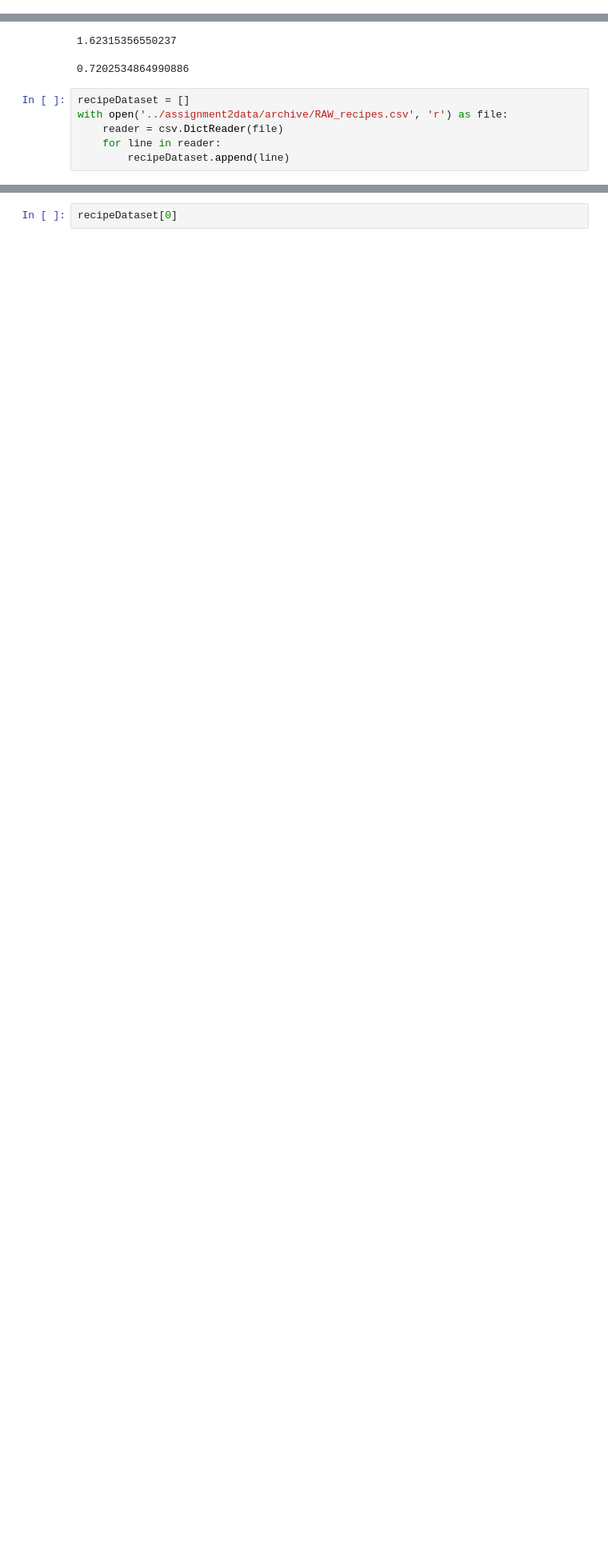
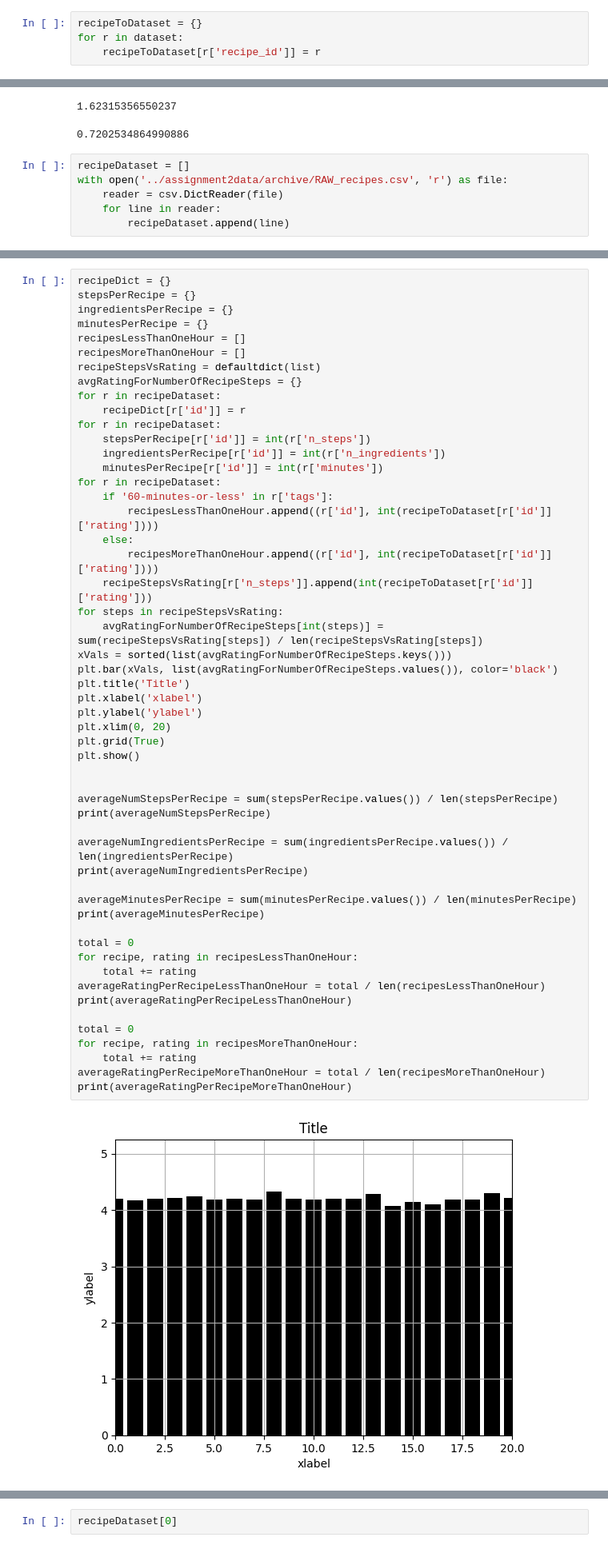
Before and after one commit to adarsh249/CSE158-Assignment2, a Jupyter notebook: assignment2.ipynb, the cells around one changed output, grey strips where cells are left out. Shown at 80% size. Saved outputs shown, nothing was run; the diff lists cells and outputs as text; blank space fills up the shorter version.

Commit message:
new graphs

```diff
--- a/assignment2.ipynb
+++ b/assignment2.ipynb
@@ -25,6 +25,10 @@ dataset[0]
  'date': '2003-02-17',
  'rating': '4',
  'review': 'Great with a salad. Cooked on top of stove for 15 minutes.Added a shake of cayenne and a pinch of salt.  Used low fat sour cream.  Thanks.'}
+# %%
+recipeToDataset = {}
+for r in dataset:
+    recipeToDataset[r['recipe_id']] = r
 # %%
 #Part 1
 # %%
@@ -361,0 +355,55 @@ averageNumStepsPerRecipe
+# %%
+recipeDict = {}
+stepsPerRecipe = {}
+ingredientsPerRecipe = {}
+minutesPerRecipe = {}
+recipesLessThanOneHour = []
+recipesMoreThanOneHour = []
+recipeStepsVsRating = defaultdict(list)
+avgRatingForNumberOfRecipeSteps = {}
+for r in recipeDataset:
+    recipeDict[r['id']] = r
+for r in recipeDataset:
+    stepsPerRecipe[r['id']] = int(r['n_steps'])
+    ingredientsPerRecipe[r['id']] = int(r['n_ingredients'])
+    minutesPerRecipe[r['id']] = int(r['minutes'])
+for r in recipeDataset:
+    if '60-minutes-or-less' in r['tags']:
+        recipesLessThanOneHour.append((r['id'], int(recipeToDataset[r['id']]['rating'])))
+    else:
+        recipesMoreThanOneHour.append((r['id'], int(recipeToDataset[r['id']]['rating'])))
+    recipeStepsVsRating[r['n_steps']].append(int(recipeToDataset[r['id']]['rating']))
+for steps in recipeStepsVsRating:
+    avgRatingForNumberOfRecipeSteps[int(steps)] = sum(recipeStepsVsRating[steps]) / len(recipeStepsVsRating[steps])
+xVals = sorted(list(avgRatingForNumberOfRecipeSteps.keys()))
+plt.bar(xVals, list(avgRatingForNumberOfRecipeSteps.values()), color='black')
+plt.title('Title')
+plt.xlabel('xlabel')
+plt.ylabel('ylabel')
+plt.xlim(0, 20)
+plt.grid(True)
+plt.show()
+
+
+averageNumStepsPerRecipe = sum(stepsPerRecipe.values()) / len(stepsPerRecipe)
+print(averageNumStepsPerRecipe)
+
+averageNumIngredientsPerRecipe = sum(ingredientsPerRecipe.values()) / len(ingredientsPerRecipe)
+print(averageNumIngredientsPerRecipe)
+
+averageMinutesPerRecipe = sum(minutesPerRecipe.values()) / len(minutesPerRecipe)
+print(averageMinutesPerRecipe)
+
+total = 0
+for recipe, rating in recipesLessThanOneHour:
+    total += rating
+averageRatingPerRecipeLessThanOneHour = total / len(recipesLessThanOneHour)
+print(averageRatingPerRecipeLessThanOneHour)
+
+total = 0
+for recipe, rating in recipesMoreThanOneHour:
+    total += rating
+averageRatingPerRecipeMoreThanOneHour = total / len(recipesMoreThanOneHour)
+print(averageRatingPerRecipeMoreThanOneHour)
+# %% [output]
+[figure, added]
```
Also changed, not shown: parts of 3 cells of this notebook.
